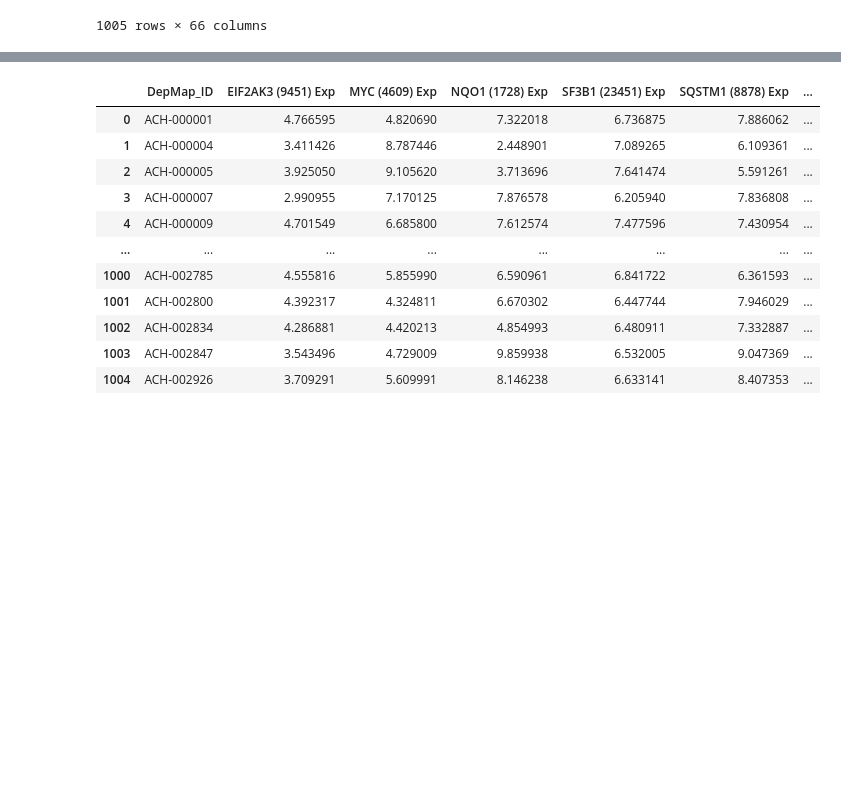
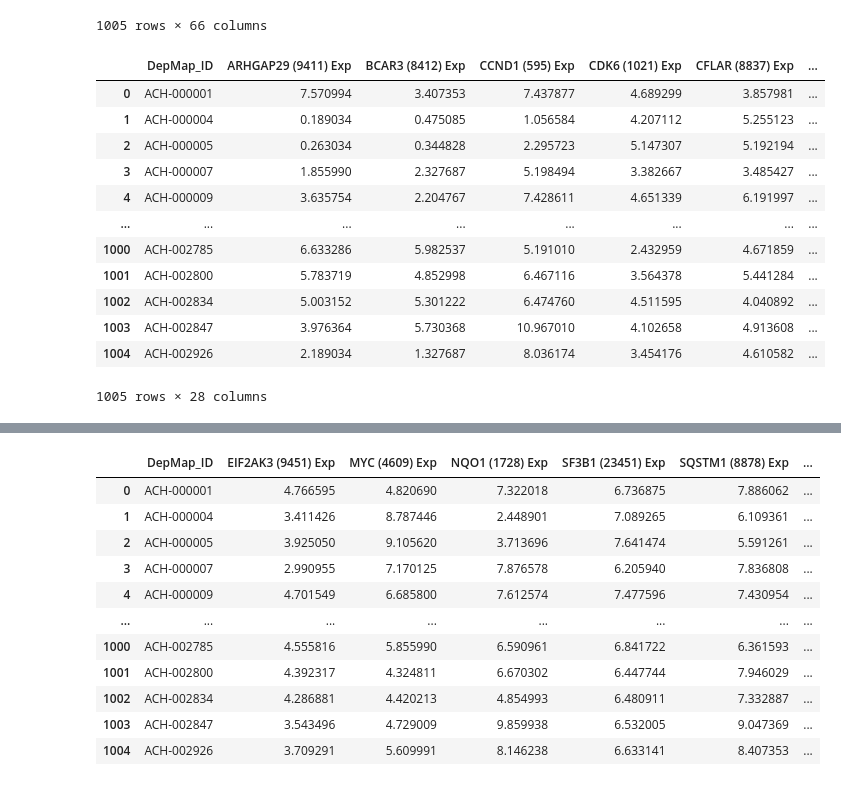
Before and after one commit to chingyaousf/Intern-project-2023, a Jupyter notebook: scripts/MLpredictionDep_01_data_construction.ipynb, the cells around one changed output, grey strips where cells are left out. Saved outputs shown, nothing was run; the diff lists cells and outputs as text; code cells hidden in the pictures; blank space fills up the shorter version.

```diff
--- a/scripts/MLpredictionDep_01_data_construction.ipynb
+++ b/scripts/MLpredictionDep_01_data_construction.ipynb
@@ -255,3 +471,41 @@ df_filtered
 | 1003 | ACH-002847 | 3.976364 | 5.433961 | 4.526069 | 5.730368 | 1.356144 | ... |
 | 1004 | ACH-002926 | 2.189034 | 4.617063 | 2.244887 | 1.327687 | 4.367371 | ... |
 1005 rows × 66 columns
+# %%
+# From correlation_table_diavalues_gt_03.csv which extract the diagonal values bigger than 0.4 and then file filtered_arranged_table.csv mach gene EXP with it to produce a dataset for ML.
+
+import pandas as pd
+
+# Read the first file and extract the row names as a list
+first_file = '/content/drive/MyDrive/Colab Notebooks/correlation_table_diavalues_gt_04.csv'
+df_first = pd.read_csv(first_file)
+row_names = list(df_first.iloc[:, 0])
+
+# Read the second file and select columns with matching names
+second_file = '/content/drive/MyDrive/Colab Notebooks/DeepDEP/filtered_arranged_table.csv'
+df_second = pd.read_csv(second_file)
+
+# Filter columns from the second file based on matching row names
+# columns_to_keep = ['DepMap_ID'] + [col for col in df_second.columns if col in row_names]
+columns_to_keep = ['DepMap_ID'] + [col for col in df_second.columns if col in row_names]+['EIF2AK3 (9451) Dep','MYC (4609) Dep','NQO1 (1728) Dep','SF3B1 (23451) Dep','SQSTM1 (8878) Dep']
+df_filtered = df_second[columns_to_keep]
+
+# Save the modified second file
+output_file = '/content/drive/MyDrive/Colab Notebooks/DeepDEP/filtered_arranged_table_modified_04.csv'
+df_filtered.to_csv(output_file, index=False)
+
+df_filtered
+# %% [output]
+|  | DepMap_ID | ARHGAP29 (9411) Exp | BCAR3 (8412) Exp | CCND1 (595) Exp | CDK6 (1021) Exp | CFLAR (8837) Exp | ... |
+| 0 | ACH-000001 | 7.570994 | 3.407353 | 7.437877 | 4.689299 | 3.857981 | ... |
+| 1 | ACH-000004 | 0.189034 | 0.475085 | 1.056584 | 4.207112 | 5.255123 | ... |
+| 2 | ACH-000005 | 0.263034 | 0.344828 | 2.295723 | 5.147307 | 5.192194 | ... |
+| 3 | ACH-000007 | 1.855990 | 2.327687 | 5.198494 | 3.382667 | 3.485427 | ... |
+| 4 | ACH-000009 | 3.635754 | 2.204767 | 7.428611 | 4.651339 | 6.191997 | ... |
+| ... | ... | ... | ... | ... | ... | ... | ... |
+| 1000 | ACH-002785 | 6.633286 | 5.982537 | 5.191010 | 2.432959 | 4.671859 | ... |
+| 1001 | ACH-002800 | 5.783719 | 4.852998 | 6.467116 | 3.564378 | 5.441284 | ... |
+| 1002 | ACH-002834 | 5.003152 | 5.301222 | 6.474760 | 4.511595 | 4.040892 | ... |
+| 1003 | ACH-002847 | 3.976364 | 5.730368 | 10.967010 | 4.102658 | 4.913608 | ... |
+| 1004 | ACH-002926 | 2.189034 | 1.327687 | 8.036174 | 3.454176 | 4.610582 | ... |
+1005 rows × 28 columns
```
Also changed, not shown: parts of 8 cells of this notebook.
